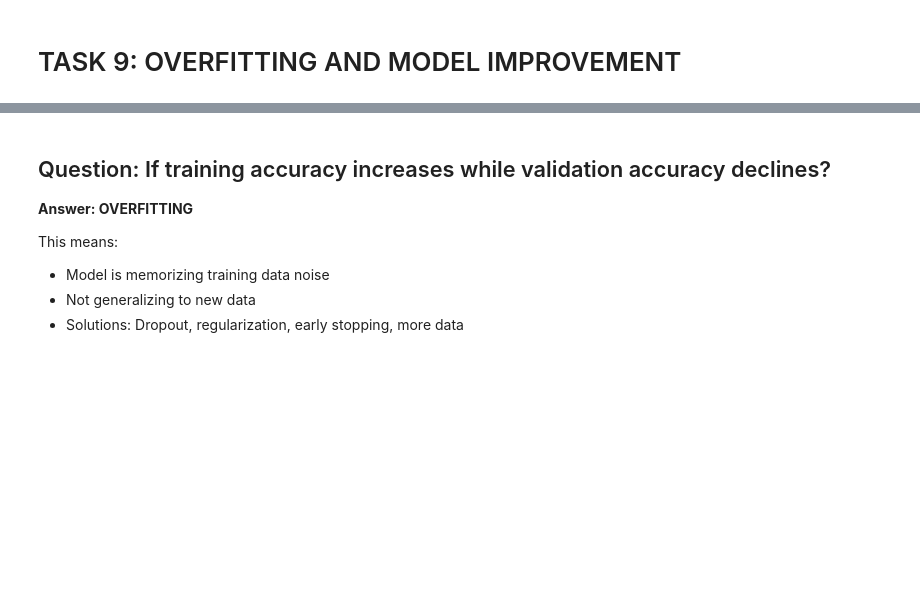
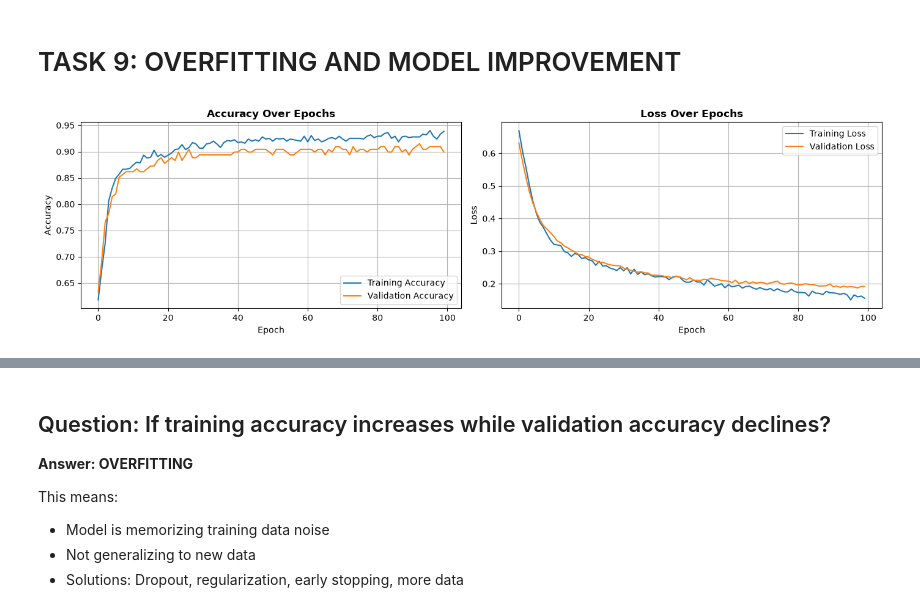
Before and after one commit to Piyushthug/GenAI, a Jupyter notebook: MiniProject1/Part B/Part_B_Deep_Learning.ipynb, the cells around one changed output, grey strips where cells are left out. Saved outputs shown, nothing was run; the diff lists cells and outputs as text; code cells hidden in the pictures; blank space fills up the shorter version.

```diff
--- a/MiniProject1/Part B/Part_B_Deep_Learning.ipynb
+++ b/MiniProject1/Part B/Part_B_Deep_Learning.ipynb
@@ -73,0 +99,17 @@ print('Ready to train!')
+# %%
+model = Sequential([
+    layers.Input(shape=(7,)),
+    layers.Dense(32, activation='relu'),
+    layers.Dense(16, activation='relu'),
+    layers.Dropout(0.2),
+    layers.Dense(1, activation='sigmoid')
+])
+
+model.compile(
+    optimizer=Adam(learning_rate=0.001),
+    loss='binary_crossentropy',
+    metrics=['accuracy']
+)
+
+print('Neural Network Architecture:')
+model.summary()
@@ -85,6 +144,11 @@ print('Ready to train!')
 # TASK 8: TRAIN THE MODEL
 # %%
 print('Training neural network...')
-model.fit(X_train_scaled, y_train)
+history = model.fit(
+    X_train_scaled, y_train,
+    epochs=100,
+    batch_size=32,
+    validation_split=0.2,
+    verbose=1
+)
 print('Training completed!')
-print(f'Final training score: {model.score(X_train_scaled, y_train):.4f}')
@@ -105 +175,22 @@ print(f'Final loss: {model.loss_curve_[-1]:.4f}')
+# %%
+fig, axes = plt.subplots(1, 2, figsize=(14, 4))
+axes[0].plot(history.history['accuracy'], label='Training Accuracy')
+axes[0].plot(history.history['val_accuracy'], label='Validation Accuracy')
+axes[0].set_title('Accuracy Over Epochs', fontweight='bold')
+axes[0].set_xlabel('Epoch')
+axes[0].set_ylabel('Accuracy')
+axes[0].legend()
+axes[0].grid(True)
+
+axes[1].plot(history.history['loss'], label='Training Loss')
+axes[1].plot(history.history['val_loss'], label='Validation Loss')
+axes[1].set_title('Loss Over Epochs', fontweight='bold')
+axes[1].set_xlabel('Epoch')
+axes[1].set_ylabel('Loss')
+axes[1].legend()
+axes[1].grid(True)
+plt.tight_layout()
+plt.show()
+# %% [output]
+[figure, added]
 # %%
```
Also changed, not shown: parts of 15 cells of this notebook.
